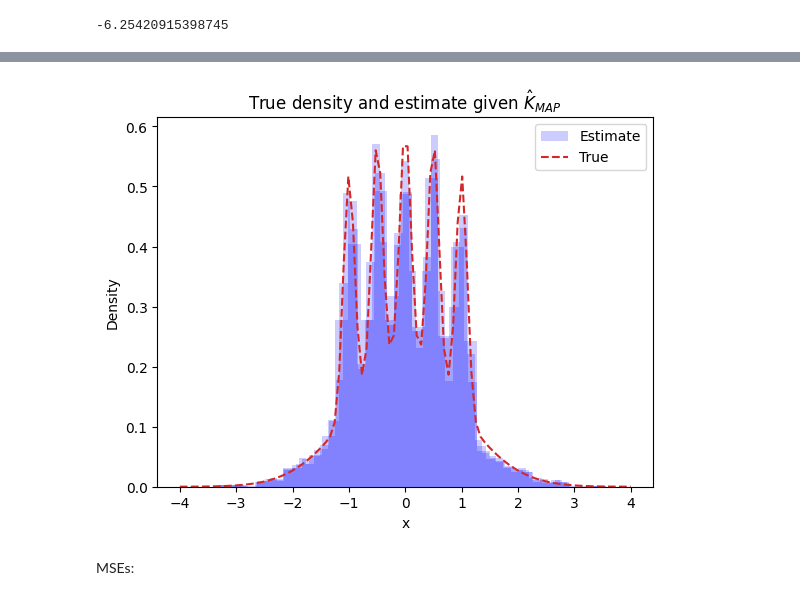
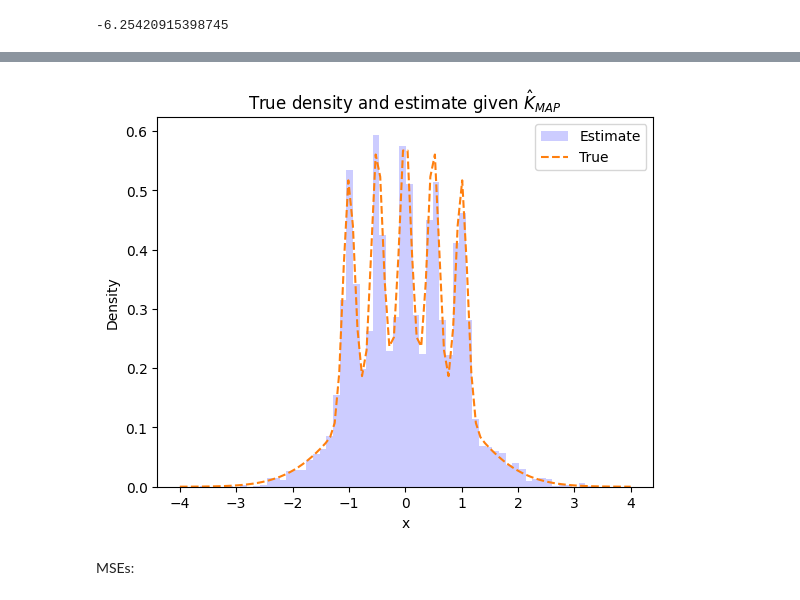
Before and after one commit to AVoss84/bhad, a Jupyter notebook: src/notebooks/Deep_Dive_Analysis.ipynb, the cells around one changed output, grey strips where cells are left out. Cells and saved outputs as stored; diff of their text form; code cells hidden in the pictures.

Commit message:
save last changes

```diff
--- a/src/notebooks/Deep_Dive_Analysis.ipynb
+++ b/src/notebooks/Deep_Dive_Analysis.ipynb
@@ -180,24 +180,24 @@ Freedman-Diaconis rule: 47
 # %%
 y_true = utils.bart_simpson_density(grid)
 
 fig = plt.figure()
 
 # create the histogram
 counts1, bins1, patches1 = plt.hist(y, bins=opt_M + 1, density=True, facecolor='b', alpha=0.2, label='Estimate'); main = 'Bayes'
-counts2, bins2, patches2 = plt.hist(y, bins=opt_fd + 1, density=True, facecolor='b', alpha=0.2); main = 'Freedman-Diaconis'
-counts3, bins3, patches3 = plt.hist(y, bins=opt_sturges + 1, density=True, facecolor='b', alpha=0.2); main = 'Sturges'
+#counts2, bins2, patches2 = plt.hist(y, bins=opt_fd + 1, density=True, facecolor='b', alpha=0.2); main = 'Freedman-Diaconis'
+#counts3, bins3, patches3 = plt.hist(y, bins=opt_sturges + 1, density=True, facecolor='b', alpha=0.2); main = 'Sturges'
 
 plt.plot(grid, y_true, linestyle='dashed', label='True')
 plt.xlabel('x')
 plt.ylabel('Density')
 plt.legend()
 plt.title(r'True density and estimate given $\hat{K}_{MAP}$ ')    #  with Bayes estimate number of bins
-#fig.savefig(f'est_Bart_{main}.png')   # save the figure to file
+fig.savefig(f'est_Bart_{main}.png')   # save the figure to file
 
 plt.show();
-#plt.close(fig)    # close the figure window
+plt.close(fig)    # close the figure window
 # %% [output]
-[figure, old version]
+[figure, new version]
 # %%
 
 #bucket_index = np.max(np.where(bins <= -3.31807179))
```
Also changed, not shown: parts of 7 cells of this notebook.
